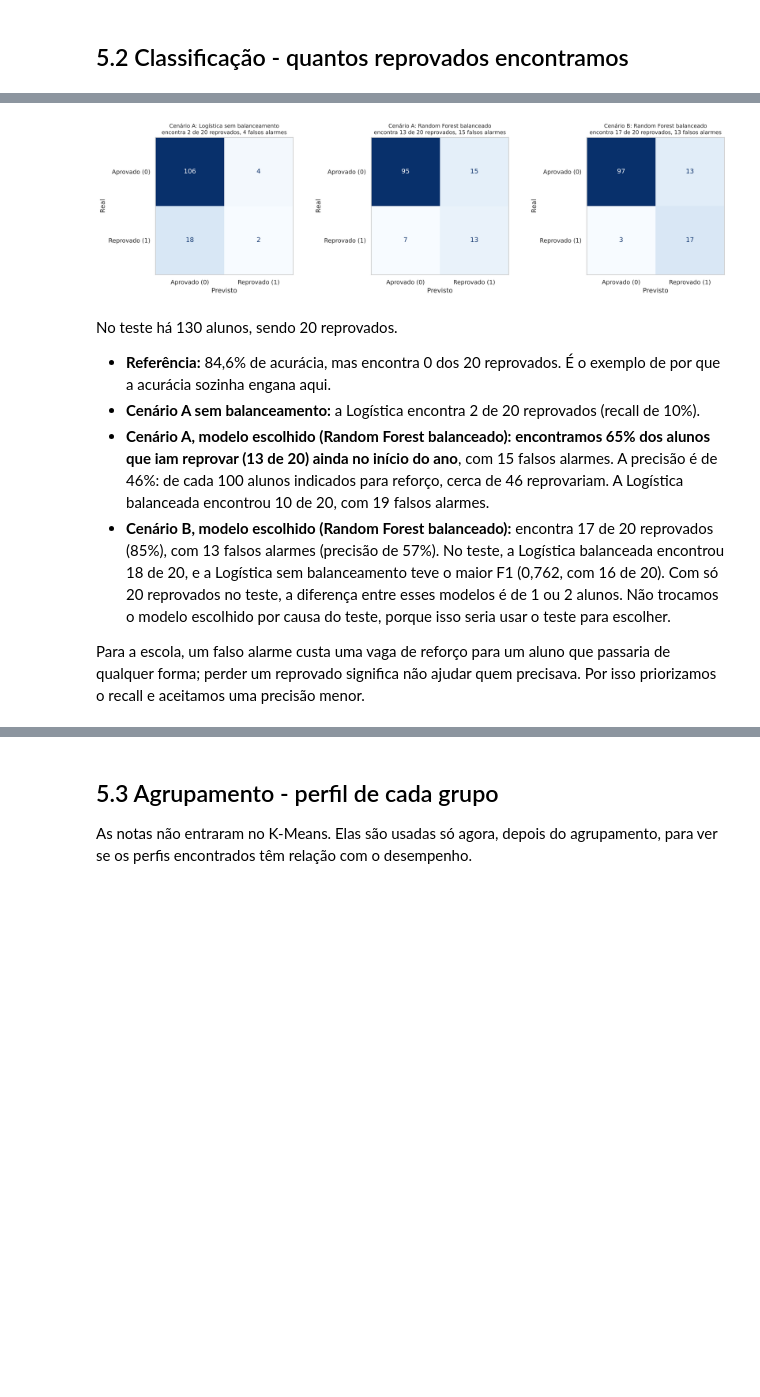
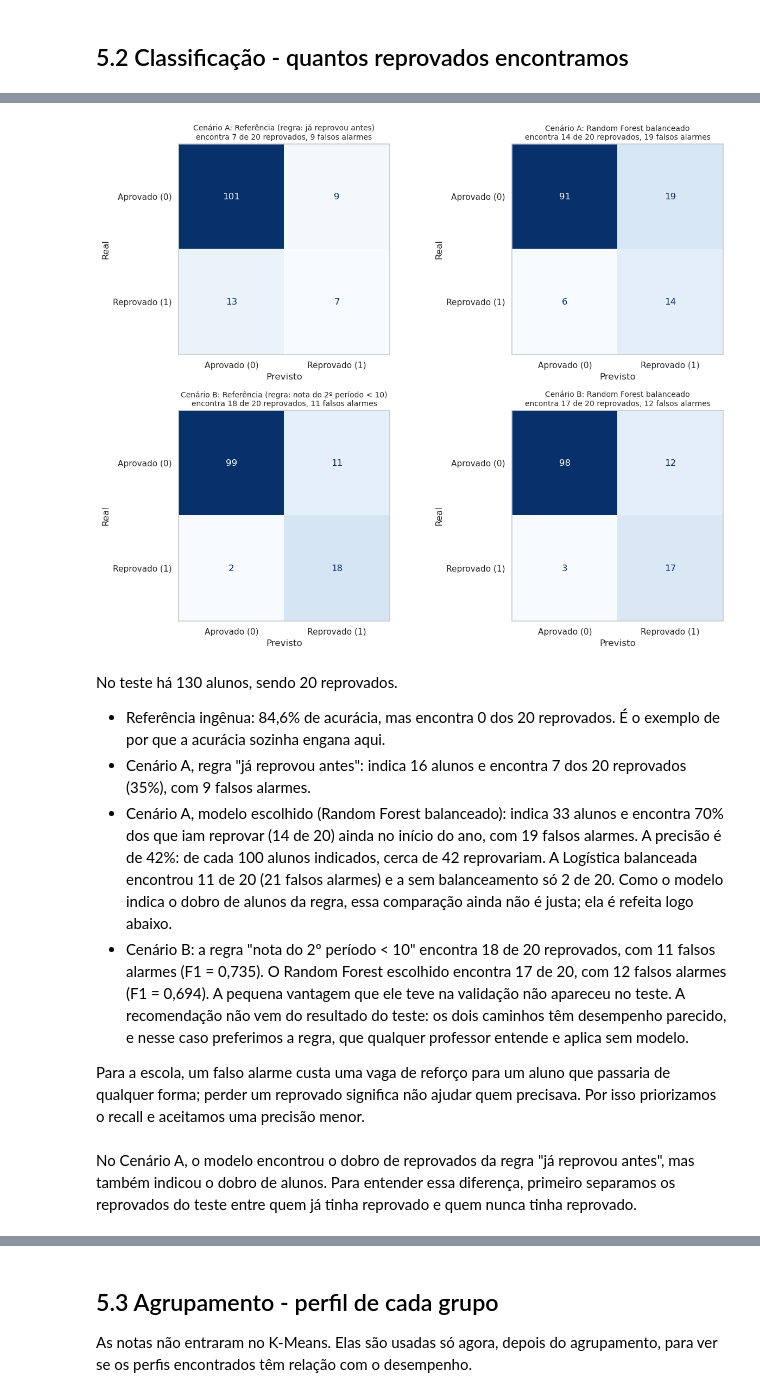
Before and after one commit to CinthiaMabuchi/Projeto_Final_Machine_Learning, a Jupyter notebook: projeto_final_ML_v2.ipynb, the cells around one changed output, grey strips where cells are left out. Saved outputs shown, nothing was run; the diff lists cells and outputs as text; code cells hidden in the pictures; blank space fills up the shorter version.

```diff
--- a/projeto_final_ML_v2.ipynb
+++ b/projeto_final_ML_v2.ipynb
@@ -690,9 +724,10 @@ Uma variável só pode entrar no modelo se estiver disponível no momento em que
 df["Risco_Reprovacao"] = (df["Nota_Final"] < 10).astype(int)
 
 colunas_resposta = ["Nota_Final", "Situacao_Final", "Risco_Reprovacao"]
-so_no_cenario_b = ["Nota_1o_Periodo", "Nota_2o_Periodo", "Numero_de_Faltas"]
+so_no_cenario_b = ["Nota_1o_Periodo", "Nota_2o_Periodo"]
+fora_dos_modelos = ["Numero_de_Faltas"]  # total do ano: não estaria disponível em nenhum dos dois momentos
 
-features_a = [c for c in df.columns if c not in colunas_resposta + so_no_cenario_b]
+features_a = [c for c in df.columns if c not in colunas_resposta + so_no_cenario_b + fora_dos_modelos]
 features_b = features_a + so_no_cenario_b
 
 def separar_tipos(features):
@@ -763,24 +832,27 @@ def dados(cenario, alvo):
 # %%
 cv_reg = KFold(n_splits=5, shuffle=True, random_state=SEMENTE)
 
-def modelos_regressao():
+def modelos_regressao(cenario):
+    referencias = {"Referência (média)": (DummyRegressor(strategy="mean"), {})}
+    if cenario == "B":
+        referencias["Referência (regra: nota final = nota do 2º período)"] = (RegraNota2(), {})
     return {
-        "Referência (média)": (DummyRegressor(strategy="mean"), {}),
+        **referencias,
         "Regressão Linear": (LinearRegression(), {}),
-        "Ridge (L2)": (Ridge(), {"modelo__alpha": [0.1, 1, 10, 30, 100]}),
-        "Lasso (L1)": (Lasso(max_iter=20000), {"modelo__alpha": [0.01, 0.03, 0.1, 0.3]}),
+        "Ridge (L2)": (Ridge(), {"modelo__alpha": [0.1, 1, 10, 30, 100, 300, 1000]}),
+        "Lasso (L1)": (Lasso(max_iter=20000), {"modelo__alpha": [0.003, 0.01, 0.03, 0.1, 0.3, 1]}),
         "Random Forest": (RandomForestRegressor(n_estimators=200, random_state=SEMENTE, n_jobs=-1),
-                          {"modelo__max_depth": [3, 5, 8], "modelo__min_samples_leaf": [1, 5, 10]}),
+                          {"modelo__max_depth": [3, 5, 8, 12, None], "modelo__min_samples_leaf": [1, 5, 10]}),
     }
 
 def construir_regressao(cenario):
     X_tr, _, y_tr, _ = dados(cenario, "Nota_Final")
     _, num, cat = cenarios[cenario]
     linhas, ajustados = [], {}
-    for nome, (modelo, grade) in modelos_regressao().items():
-        pipe = Pipeline([("prep", criar_preprocessador(num, cat)), ("modelo", modelo)])
+    for nome, (modelo, grade) in modelos_regressao(cenario).items():
+        pipe = montar(modelo, num, cat)
         busca = GridSearchCV(pipe, grade, cv=cv_reg, scoring="neg_mean_absolute_error",
-                             return_train_score=True, n_jobs=-1)
+                             return_train_score=True)
         busca.fit(X_tr, y_tr)
         i = busca.best_index_
         linhas.append({
@@ -801,8 +873,12 @@ display(cv_reg_a)
 print("Cenário B - com notas do 1º e 2º períodos (validação cruzada no treino)")
 display(cv_reg_b)
 
-escolhido_reg_a = cv_reg_a.iloc[1:].sort_values("MAE validação (CV)").iloc[0]["Modelo"]
-escolhido_reg_b = cv_reg_b.iloc[1:].sort_values("MAE validação (CV)").iloc[0]["Modelo"]
+def melhor(tabela, coluna, menor_melhor):
+    candidatos = tabela[~tabela["Modelo"].map(eh_referencia)]
+    return candidatos.sort_values(coluna, ascending=menor_melhor).iloc[0]["Modelo"]
+
+escolhido_reg_a = melhor(cv_reg_a, "MAE validação (CV)", True)
+escolhido_reg_b = melhor(cv_reg_b, "MAE validação (CV)", True)
 print(f"Escolhido pela validação: Cenário A = {escolhido_reg_a} | Cenário B = {escolhido_reg_b}")
 # %% [output]
 Cenário A - início do ano (validação cruzada no treino)
@@ -1003,7 +1086,10 @@ def avaliar_regressao(modelos, cenario):
             "RMSE teste": np.sqrt(mean_squared_error(y_te, p_te)),
             "R² treino": r2_score(y_tr, p_tr), "R² teste": r2_score(y_te, p_te),
         })
-    return pd.DataFrame(linhas).round(3)
+    resultado = pd.DataFrame(linhas)
+    numericas = resultado.select_dtypes("number").columns
+    resultado[numericas] = resultado[numericas].round(3) + 0.0  # evita exibir "-0.000"
+    return resultado
 
 teste_reg = pd.concat([avaliar_regressao(modelos_reg_a, "A"), avaliar_regressao(modelos_reg_b, "B")], ignore_index=True)
 teste_reg[["Cenário", "Modelo", "MAE teste", "RMSE teste", "R² teste"]]
@@ -1040,6 +1127,8 @@ erros = {}
 for cen, modelos, escolhido in [("A", modelos_reg_a, escolhido_reg_a), ("B", modelos_reg_b, escolhido_reg_b)]:
     _, X_te, _, y_te = dados(cen, "Nota_Final")
     erros[f"Cenário {cen} - {escolhido} (MAE)"] = (y_te - modelos[escolhido].predict(X_te)).abs()
+_, X_te, _, y_te = dados("B", "Nota_Final")
+erros["Cenário B - regra nota do 2º período (MAE)"] = (y_te - X_te["Nota_2o_Periodo"]).abs()
 
 tabela_faixas = pd.DataFrame(erros).groupby(faixas_nota, observed=True).mean().round(2)
 tabela_faixas.insert(0, "Alunos no teste", faixas_nota.value_counts().reindex(tabela_faixas.index))
@@ -1096,24 +1187,28 @@ teste_clf[["Cenário", "Modelo", "Reprovados encontrados", "Falsos alarmes", "Re
 # %%
-comparacoes = [("A", modelos_clf_a, "Logística sem balanceamento"),
+comparacoes = [("A", modelos_clf_a, "Referência (regra: já reprovou antes)"),
                ("A", modelos_clf_a, escolhido_clf_a),
+               ("B", modelos_clf_b, "Referência (regra: nota do 2º período < 10)"),
                ("B", modelos_clf_b, escolhido_clf_b)]
 
-fig, axes = plt.subplots(1, 3, figsize=(17, 4.8))
+fig, axes = plt.subplots(2, 2, figsize=(13, 10))
+axes = axes.ravel()
 for ax, (cen, modelos, nome) in zip(axes, comparacoes):
     _, X_te, _, y_te = dados(cen, "Risco_Reprovacao")
     cm = confusion_matrix(y_te, modelos[nome].predict(X_te))
     ConfusionMatrixDisplay(cm, display_labels=["Aprovado (0)", "Reprovado (1)"]).plot(ax=ax, cmap="Blues", colorbar=False)
     ax.set_title(f"Cenário {cen}: {nome}\nencontra {cm[1, 1]} de {cm[1].sum()} reprovados, {cm[0, 1]} falsos alarmes", fontsize=10)
     ax.set_xlabel("Previsto"); ax.set_ylabel("Real"); ax.grid(False)
 plt.tight_layout(); plt.show()
 # %% [output]
-[figure, old version]
+[figure, new version]
 # %% [markdown]
 No teste há 130 alunos, sendo 20 reprovados.
 
-* **Referência:** 84,6% de acurácia, mas encontra 0 dos 20 reprovados. É o exemplo de por que a acurácia sozinha engana aqui.
-* **Cenário A sem balanceamento:** a Logística encontra 2 de 20 reprovados (recall de 10%).
-* **Cenário A, modelo escolhido (Random Forest balanceado):** **encontramos 65% dos alunos que iam reprovar (13 de 20) ainda no início do ano**, com 15 falsos alarmes. A precisão é de 46%: de cada 100 alunos indicados para reforço, cerca de 46 reprovariam. A Logística balanceada encontrou 10 de 20, com 19 falsos alarmes.
-* **Cenário B, modelo escolhido (Random Forest balanceado):** encontra 17 de 20 reprovados (85%), com 13 falsos alarmes (precisão de 57%). No teste, a Logística balanceada encontrou 18 de 20, e a Logística sem balanceamento teve o maior F1 (0,762, com 16 de 20). Com só 20 reprovados no teste, a diferença entre esses modelos é de 1 ou 2 alunos. Não trocamos o modelo escolhido por causa do teste, porque isso seria usar o teste para escolher.
+* Referência ingênua: 84,6% de acurácia, mas encontra 0 dos 20 reprovados. É o exemplo de por que a acurácia sozinha engana aqui.
+* Cenário A, regra "já reprovou antes": indica 16 alunos e encontra 7 dos 20 reprovados (35%), com 9 falsos alarmes.
+* Cenário A, modelo escolhido (Random Forest balanceado): indica 33 alunos e encontra 70% dos que iam reprovar (14 de 20) ainda no início do ano, com 19 falsos alarmes. A precisão é de 42%: de cada 100 alunos indicados, cerca de 42 reprovariam. A Logística balanceada encontrou 11 de 20 (21 falsos alarmes) e a sem balanceamento só 2 de 20. Como o modelo indica o dobro de alunos da regra, essa comparação ainda não é justa; ela é refeita logo abaixo.
+* Cenário B: a regra "nota do 2º período < 10" encontra 18 de 20 reprovados, com 11 falsos alarmes (F1 = 0,735). O Random Forest escolhido encontra 17 de 20, com 12 falsos alarmes (F1 = 0,694). A pequena vantagem que ele teve na validação não apareceu no teste. A recomendação não vem do resultado do teste: os dois caminhos têm desempenho parecido, e nesse caso preferimos a regra, que qualquer professor entende e aplica sem modelo.
 
 Para a escola, um falso alarme custa uma vaga de reforço para um aluno que passaria de qualquer forma; perder um reprovado significa não ajudar quem precisava. Por isso priorizamos o recall e aceitamos uma precisão menor.
+# %% [markdown]
+No Cenário A, o modelo encontrou o dobro de reprovados da regra "já reprovou antes", mas também indicou o dobro de alunos. Para entender essa diferença, primeiro separamos os reprovados do teste entre quem já tinha reprovado e quem nunca tinha reprovado.
```
Also changed, not shown: parts of 60 cells of this notebook, 3 other files.
